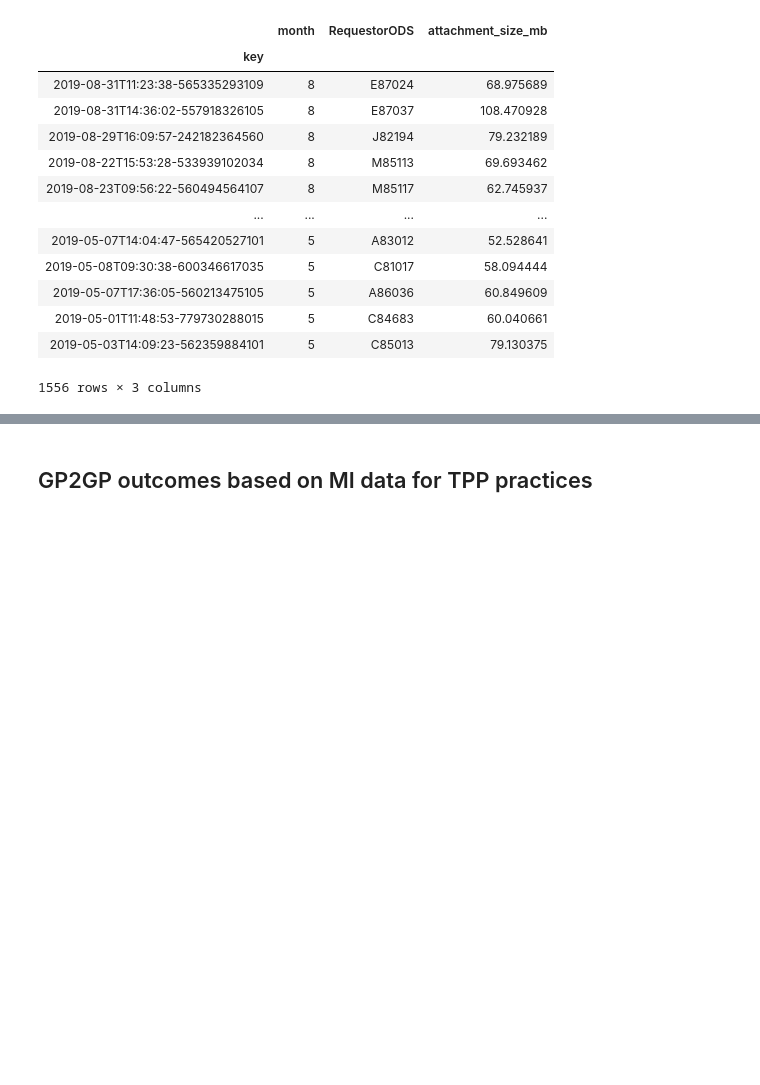
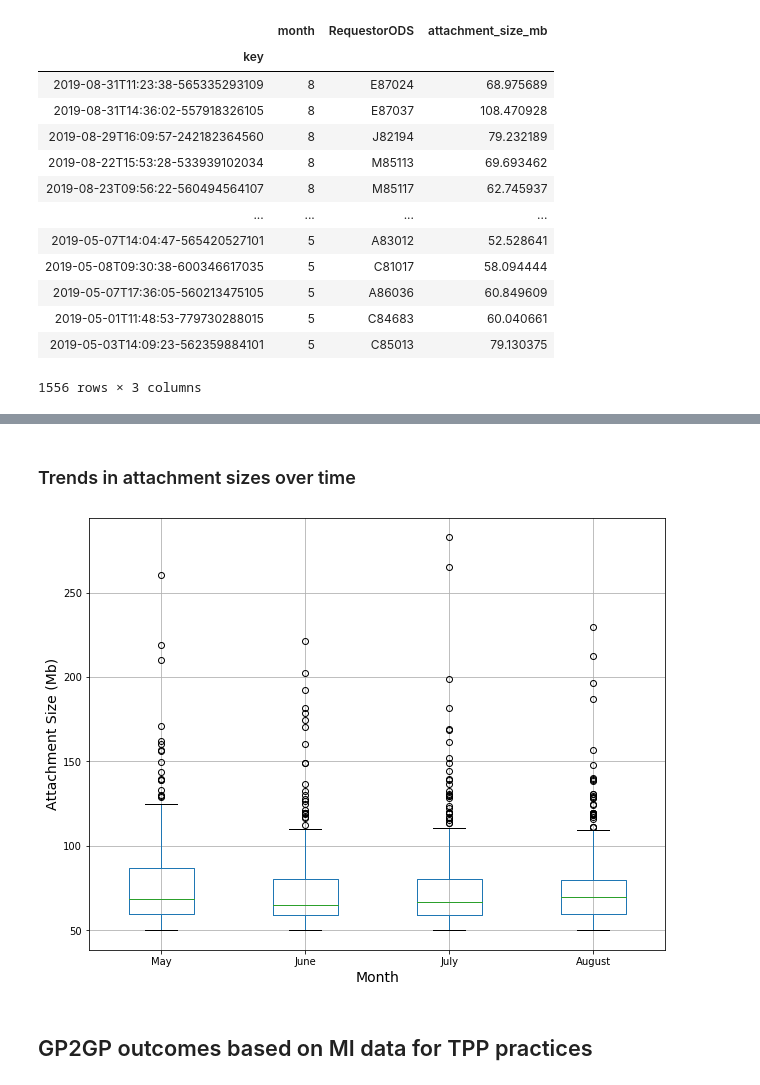
Before and after one commit to nhsconnect/prm-gp2gp-data-sandbox, a Jupyter notebook: notebooks/02-PRMT-372--Failures-at-TPP-practices.ipynb, the cells around one changed output, grey strips where cells are left out. Saved outputs shown, nothing was run; the diff lists cells and outputs as text; code cells hidden in the pictures; blank space fills up the shorter version.

```diff
--- a/notebooks/02-PRMT-372--Failures-at-TPP-practices.ipynb
+++ b/notebooks/02-PRMT-372--Failures-at-TPP-practices.ipynb
@@ -223,3 +239,15 @@ plt.vlines([100], 10, 300, color="r");
+# %% [markdown]
+### Trends in attachment sizes over time
+# %%
+attachment_sizes_df.boxplot(column="attachment_size_mb", by="month", figsize=(10,8));
+plt.xticks([1,2,3,4], ["May", "June", "July", "August"]);
+plt.xlabel("Month", fontsize=14)
+plt.ylabel("Attachment Size (Mb)", fontsize=14);
+plt.title("");
+plt.suptitle("");
+plt.savefig("../temp_outputs/largest_attachment_size_vs_time.png")
+# %% [output]
+[figure, added]
 # %% [markdown]
 ## GP2GP outcomes based on MI data for TPP practices
 # %% [markdown]
```
Also changed, not shown: parts of 3 cells of this notebook.
